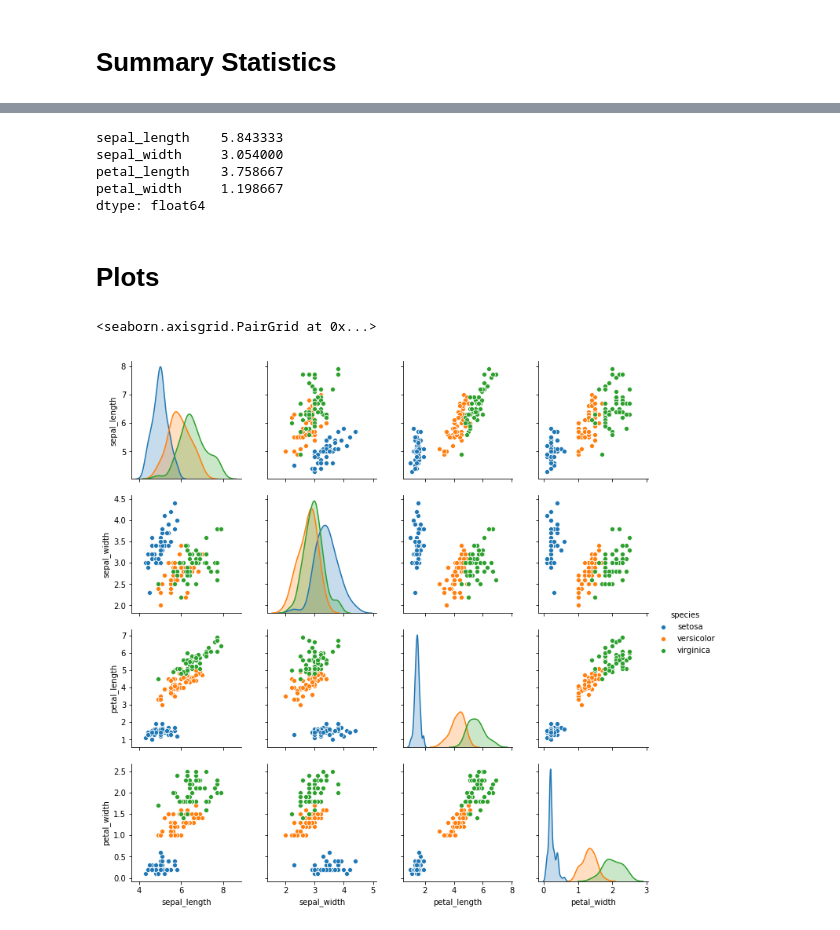
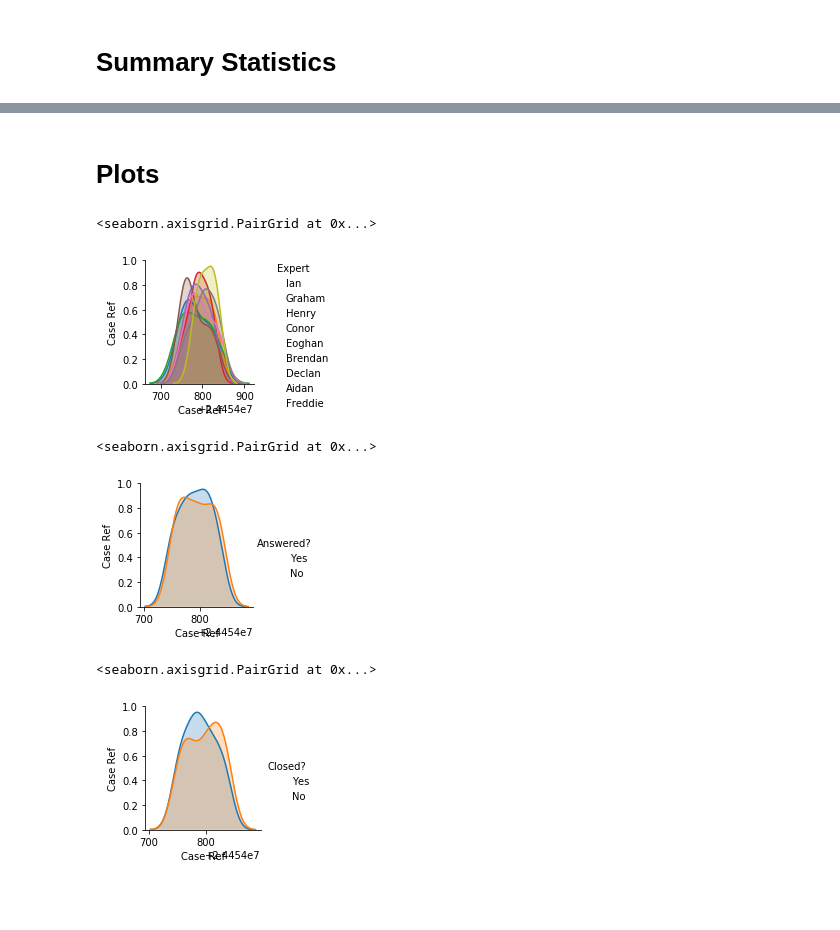
Before and after one commit to taking1fortheteam/ProgrammingForDA_DataSet_13Dec2019, a Jupyter notebook: ProgrammingForDA_Dec2019.ipynb, the cells around one changed output, grey strips where cells are left out. Cells and saved outputs as stored; diff of their text form; code cells hidden in the pictures; blank space fills up the shorter version.

```diff
--- a/ProgrammingForDA_Dec2019.ipynb
+++ b/ProgrammingForDA_Dec2019.ipynb
@@ -264,0 +281,17 @@ pd.concat([array_case_dataframe, array_experts_dataframe, array_random_day1_data
+# %%
+# setting up the array with random answers, yes or no.
+yes_or_no = ["Yes", "No"]
+
+# let the "array experts"  equal to a random choice of the "experts set" with 100 values
+array_closed = random.choices(yes_or_no, k=100)
+array_surveyed = random.choices(yes_or_no, k=100)
+array_answered = random.choices(yes_or_no, k=100)
+
+#let the "array experts dataframe" equal to a pandas dataframe of "array experts (from previous line) and the column
+# designated "Experts"
+array_closed_dataframe = pd.DataFrame(array_closed, columns=['Closed?'])
+array_surveyed_dataframe = pd.DataFrame(array_surveyed, columns=['Surveyed?'])
+array_answered_dataframe = pd.DataFrame(array_answered, columns=['Answered?'])
+
+#output to screen the dataframe
+array_closed_dataframe
@@ -264,0 +317,6 @@ pd.concat([array_case_dataframe, array_experts_dataframe, array_random_day1_data
+# %%
+# Lets concatenate all the dataframes:
+
+master_dataframe = pd.concat([array_case_dataframe, array_experts_dataframe, array_random_day1_dataframe, array_random_day2_dataframe, array_random_day3_dataframe, array_answered_dataframe, array_closed_dataframe, array_surveyed_dataframe], axis=1)
+
+master_dataframe
@@ -535,17 +470,19 @@ df.describe() # give some stats on the data frame
-# %%
-df.mean() # take away the mean  from all the columns at the same time.
-# %% [output]
-sepal_length    5.843333
-sepal_width     3.054000
-petal_length    3.758667
-petal_width     1.198667
-dtype: float64
 # %% [markdown]
 # Plots
 # %%
 import seaborn as sns
 # %%
-sns.pairplot(df, hue='species')
+sns.pairplot(master_dataframe, hue='Expert')
 # %% [output]
 <seaborn.axisgrid.PairGrid at 0x...>
-[figure, old version]
+[figure, new version]
+# %%
+sns.pairplot(master_dataframe, hue='Answered?')
+# %% [output]
+<seaborn.axisgrid.PairGrid at 0x...>
+[figure, added]
+# %%
+sns.pairplot(master_dataframe, hue='Closed?')
+# %% [output]
+<seaborn.axisgrid.PairGrid at 0x...>
+[figure, added]
```
Also changed, not shown: parts of 44 cells of this notebook, 1 other file.
